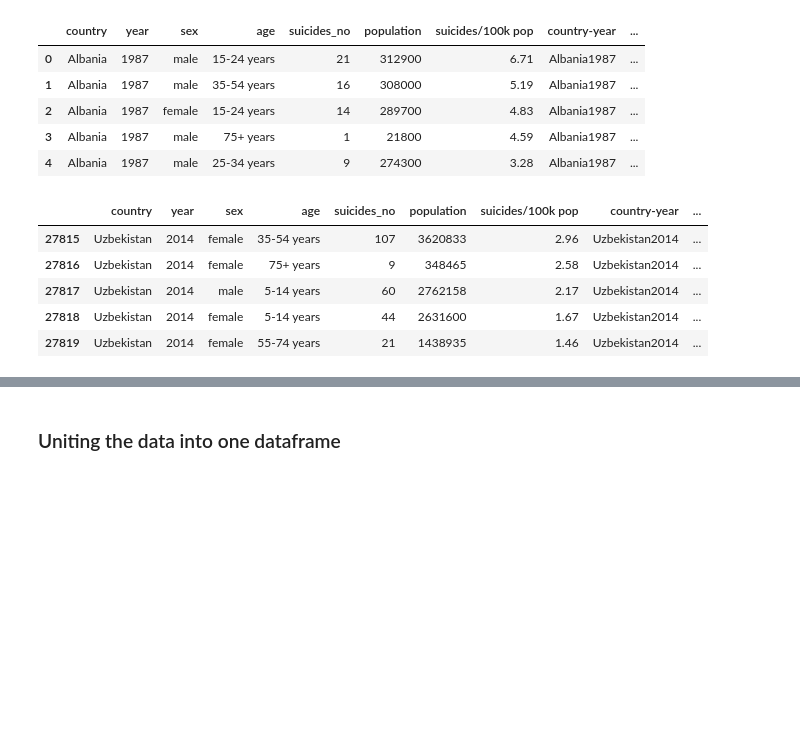
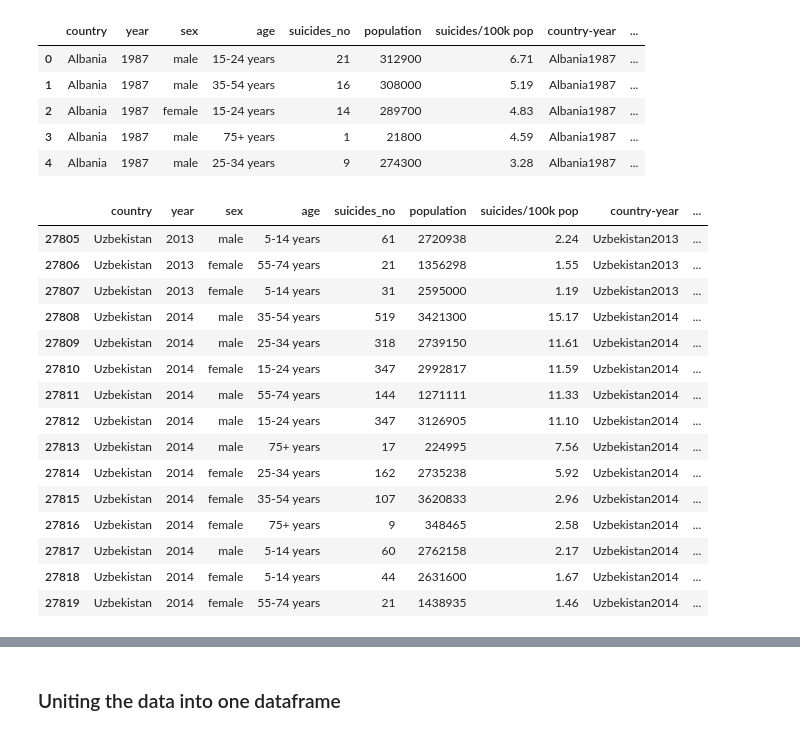
Before and after one commit to miamelaniemoor/human-freedom-and-suicide, a Jupyter notebook: Untitled.ipynb, the cells around one changed output, grey strips where cells are left out. Drawn from its saved outputs; the diff is of its cells as text; code cells hidden in the pictures; blank space fills up the shorter version.

```diff
--- a/Untitled.ipynb
+++ b/Untitled.ipynb
@@ -138,9 +138,19 @@ suicide_data.head()
 | 3 | Albania | 1987 | male | 75+ years | 1 | 21800 | 4.59 | Albania1987 | ... |
 | 4 | Albania | 1987 | male | 25-34 years | 9 | 274300 | 3.28 | Albania1987 | ... |
 # %%
-suicide_data.tail()
+suicide_data.tail(15)
 # %% [output]
 |  | country | year | sex | age | suicides_no | population | suicides/100k pop | country-year | ... |
+| 27805 | Uzbekistan | 2013 | male | 5-14 years | 61 | 2720938 | 2.24 | Uzbekistan2013 | ... |
+| 27806 | Uzbekistan | 2013 | female | 55-74 years | 21 | 1356298 | 1.55 | Uzbekistan2013 | ... |
+| 27807 | Uzbekistan | 2013 | female | 5-14 years | 31 | 2595000 | 1.19 | Uzbekistan2013 | ... |
+| 27808 | Uzbekistan | 2014 | male | 35-54 years | 519 | 3421300 | 15.17 | Uzbekistan2014 | ... |
+| 27809 | Uzbekistan | 2014 | male | 25-34 years | 318 | 2739150 | 11.61 | Uzbekistan2014 | ... |
+| 27810 | Uzbekistan | 2014 | female | 15-24 years | 347 | 2992817 | 11.59 | Uzbekistan2014 | ... |
+| 27811 | Uzbekistan | 2014 | male | 55-74 years | 144 | 1271111 | 11.33 | Uzbekistan2014 | ... |
+| 27812 | Uzbekistan | 2014 | male | 15-24 years | 347 | 3126905 | 11.10 | Uzbekistan2014 | ... |
+| 27813 | Uzbekistan | 2014 | male | 75+ years | 17 | 224995 | 7.56 | Uzbekistan2014 | ... |
+| 27814 | Uzbekistan | 2014 | female | 25-34 years | 162 | 2735238 | 5.92 | Uzbekistan2014 | ... |
 | 27815 | Uzbekistan | 2014 | female | 35-54 years | 107 | 3620833 | 2.96 | Uzbekistan2014 | ... |
 | 27816 | Uzbekistan | 2014 | female | 75+ years | 9 | 348465 | 2.58 | Uzbekistan2014 | ... |
 | 27817 | Uzbekistan | 2014 | male | 5-14 years | 60 | 2762158 | 2.17 | Uzbekistan2014 | ... |
```
Also changed, not shown: parts of 12 cells of this notebook.
